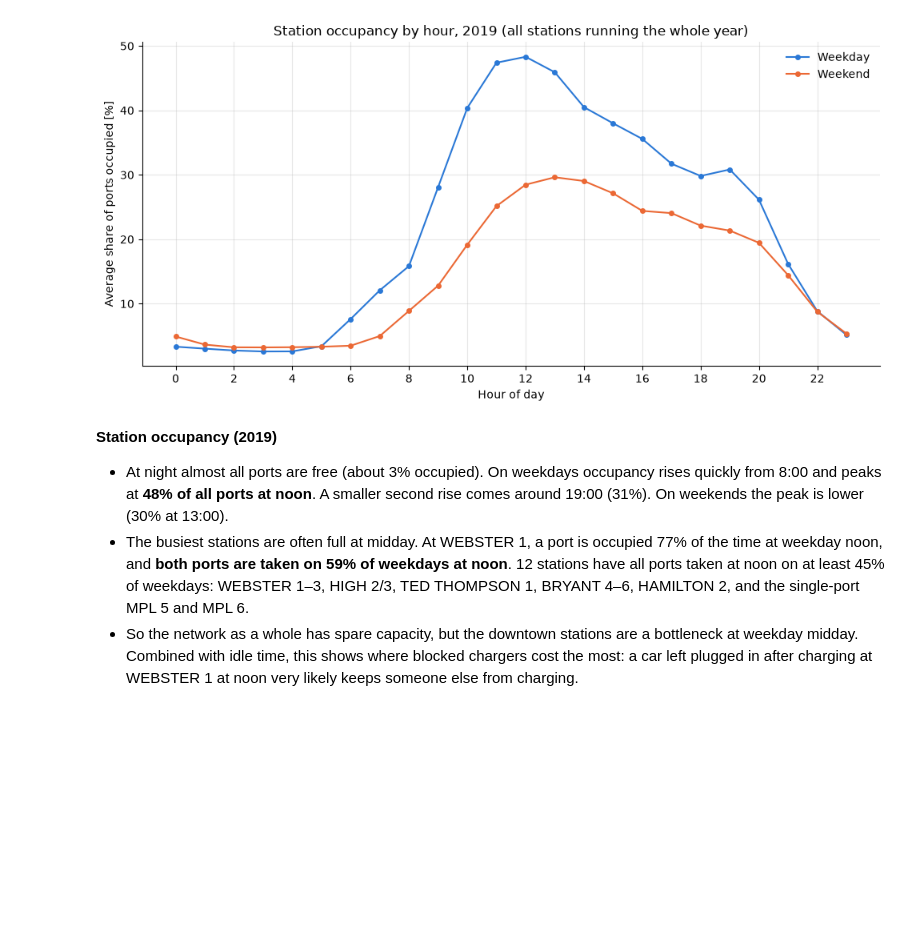
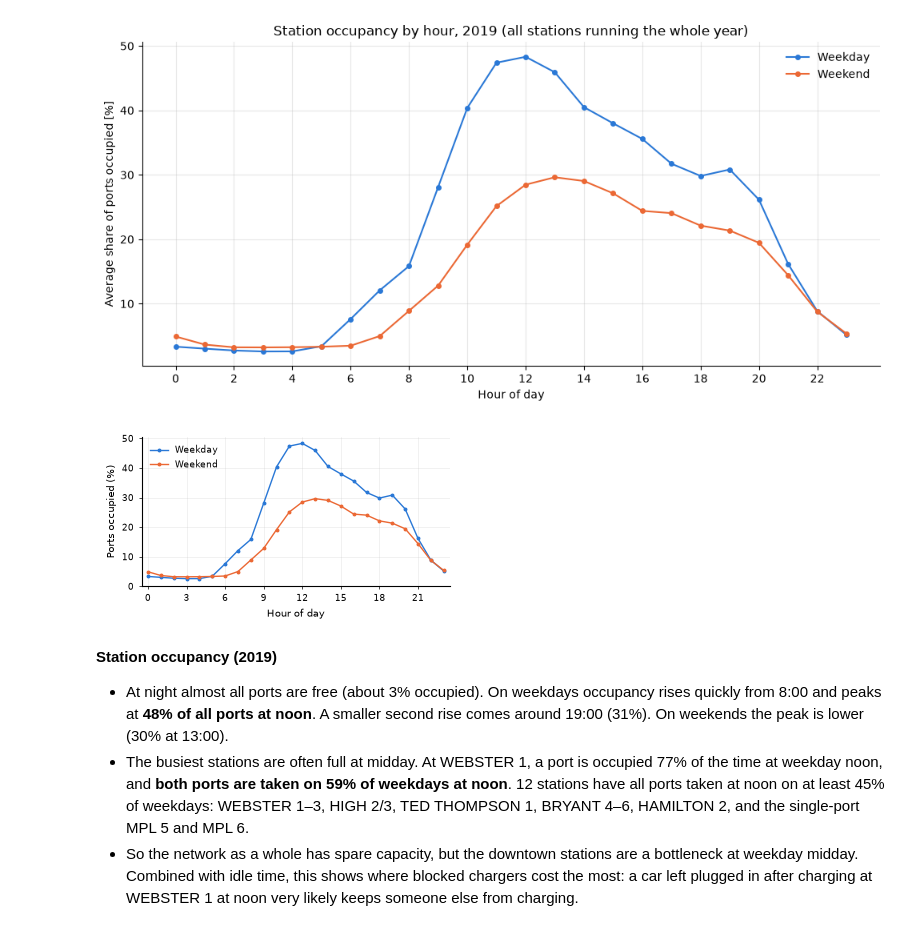
Before and after one commit to katarzynarogalska/Intro-to-Business-Analytics, a Jupyter notebook: data_analysis.ipynb, the cells around one changed output. Cells and saved outputs as stored; diff of their text form; code cells hidden in the pictures; blank space fills up the shorter version.

```diff
--- a/data_analysis.ipynb
+++ b/data_analysis.ipynb
@@ -1501,6 +1648,31 @@ Average share of ports occupied [%] at selected hours:
 Peak hour: {'Weekday': 12, 'Weekend': 13} | peak share [%]: {'Weekday': 48.3, 'Weekend': 29.6}
 Stations with all ports taken at noon on at least 45% of weekdays (12): ['WEBSTER 1', 'WEBSTER 2', 'HIGH 3', 'TED THOMPSON 1', 'BRYANT 6', 'HAMILTON 2', 'HIGH 2', 'WEBSTER 3', 'BRYANT 5', 'BRYANT 4',  ...
 [figure]
+# %%
+# for a report
+small_fonts = {"font.size": 7, "axes.labelsize": 7, "xtick.labelsize": 6.5,
+               "ytick.labelsize": 6.5, "legend.fontsize": 6.5}
+
+with plt.rc_context(small_fonts):
+    fig, ax = plt.subplots(figsize=(3.5, 1.9))
+    for day_type, color in [("Weekday", "#2a78d6"), ("Weekend", "#eb6834")]:
+        ax.plot(profile.index, profile[day_type] * 100, color=color, lw=1,
+                marker="o", ms=1.8, label=day_type)
+    ax.set_xticks(range(0, 24, 3))
+    ax.set_xlim(-0.5, 23.5)
+    ax.set_ylim(bottom=0)
+    ax.set_xlabel("Hour of day")
+    ax.set_ylabel("Ports occupied (%)")
+    ax.legend(frameon=False, loc="upper left")
+    ax.grid(True, alpha=0.3, lw=0.4)
+    ax.tick_params(length=2, width=0.5)
+    sns.despine(ax=ax)
+
+    fig.tight_layout(pad=0.3)
+    fig.savefig("figures/occupancy_by_hour.pdf", bbox_inches="tight")
+    plt.show()
+# %% [output]
+[figure, added]
 # %% [markdown]
 **Station occupancy (2019)**
 
```
Also changed, not shown: parts of 8 cells of this notebook.
